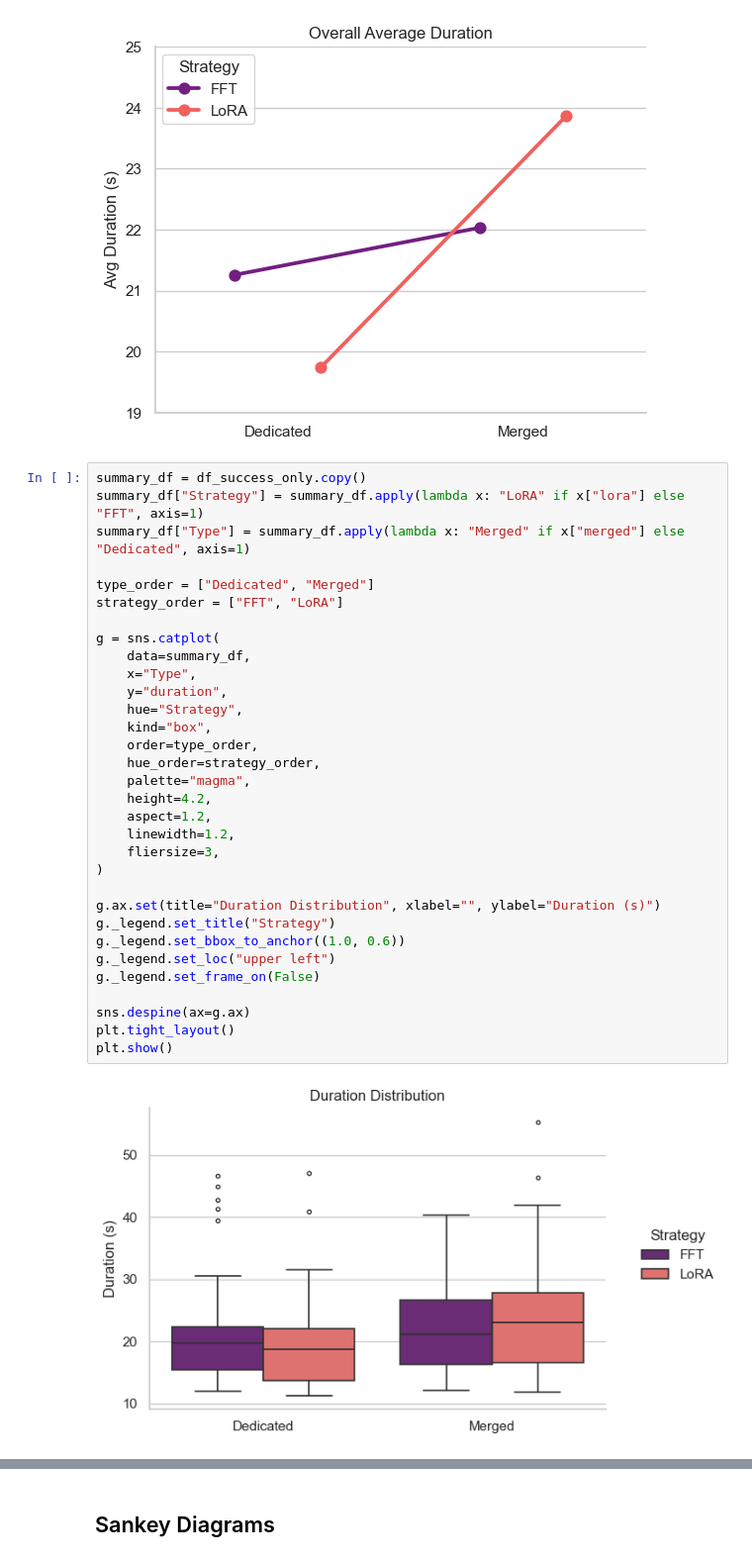
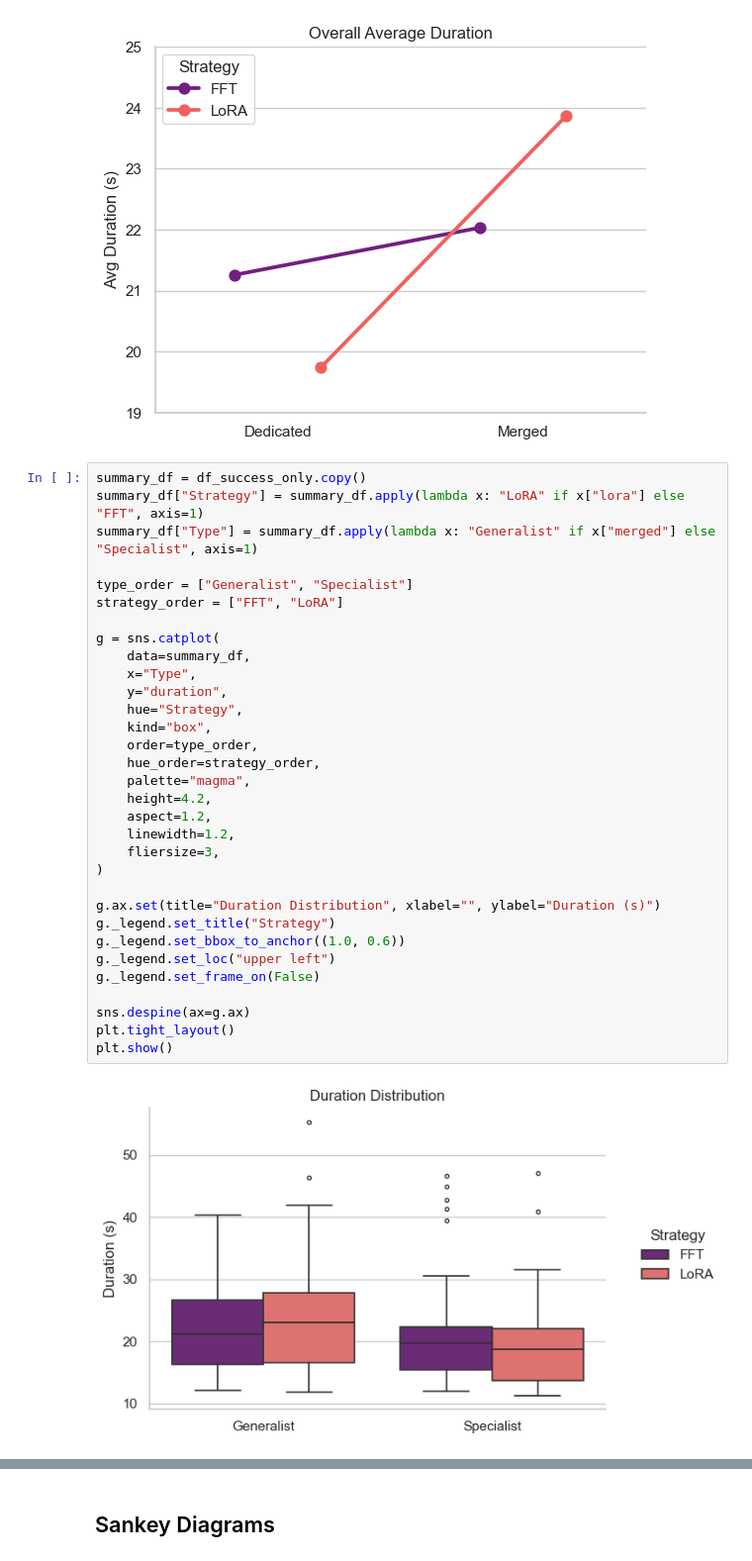
Before and after one commit to F-Fer/lerobot_ur5e_gello, a Jupyter notebook: notebooks/model_performance_analysis.ipynb, the cells around one changed output, grey strips where cells are left out. Shown at 99% size. Cells and saved outputs as stored; diff of their text form.

```diff
--- a/notebooks/model_performance_analysis.ipynb
+++ b/notebooks/model_performance_analysis.ipynb
@@ -622,37 +622,37 @@ plt.show()
 # %%
 summary_df = df_success_only.copy()
 summary_df["Strategy"] = summary_df.apply(lambda x: "LoRA" if x["lora"] else "FFT", axis=1)
-summary_df["Type"] = summary_df.apply(lambda x: "Merged" if x["merged"] else "Dedicated", axis=1)
+summary_df["Type"] = summary_df.apply(lambda x: "Generalist" if x["merged"] else "Specialist", axis=1)
 
-type_order = ["Dedicated", "Merged"]
+type_order = ["Generalist", "Specialist"]
 strategy_order = ["FFT", "LoRA"]
 
 g = sns.catplot(
     data=summary_df,
     x="Type",
     y="duration",
     hue="Strategy",
     kind="box",
     order=type_order,
     hue_order=strategy_order,
     palette="magma",
     height=4.2,
     aspect=1.2,
     linewidth=1.2,
     fliersize=3,
 )
 
 g.ax.set(title="Duration Distribution", xlabel="", ylabel="Duration (s)")
 g._legend.set_title("Strategy")
 g._legend.set_bbox_to_anchor((1.0, 0.6))
 g._legend.set_loc("upper left")
 g._legend.set_frame_on(False)
 
 sns.despine(ax=g.ax)
 plt.tight_layout()
 plt.show()
 # %% [output]
-[figure, old version]
+[figure, new version]
 # %%
 ax = sns.stripplot(data=summary_df, x="Type", y="duration", hue="Strategy", dodge=True, alpha=0.5, palette="magma")
 sns.pointplot(data=summary_df, x="Type", y="duration", hue="Strategy", dodge=0.35, errorbar=("ci", 95), capsize=0.15, palette="magma", ax=ax)
```
Also changed, not shown: parts of 1 cell of this notebook, 1 other file.
